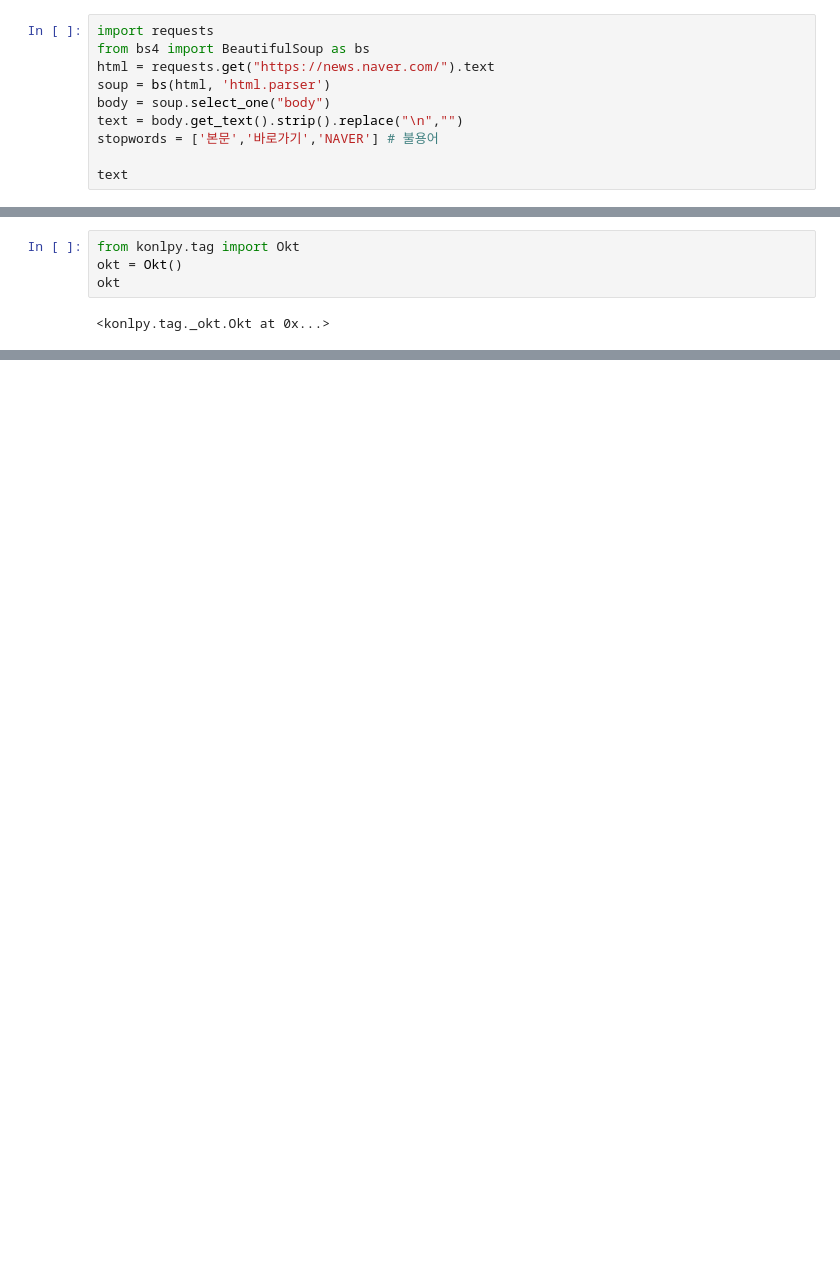
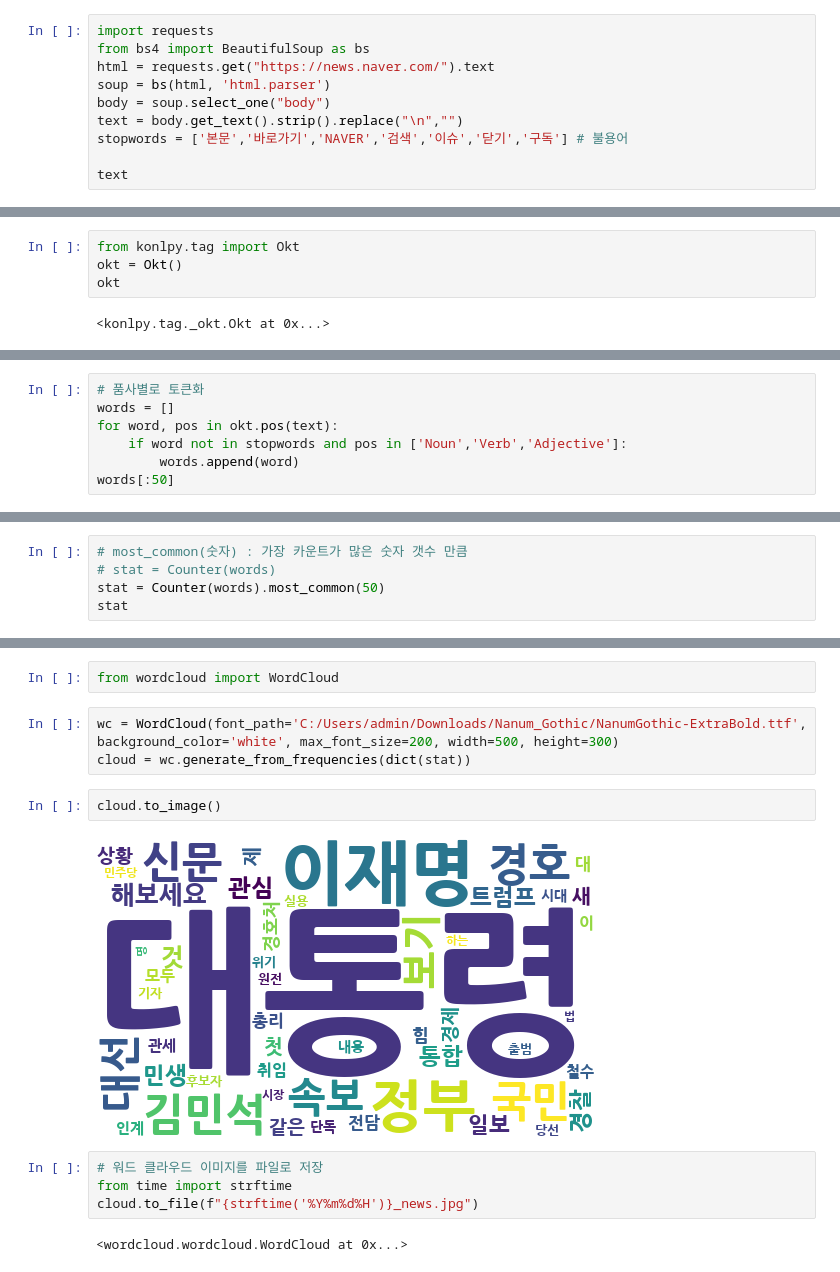
Before and after one commit to juyonghyeon/Python_study, a Jupyter notebook: day08/ex06.ipynb, the cells around one changed output, grey strips where cells are left out. Cells and saved outputs as stored; diff of their text form; blank space fills up the shorter version.

```diff
--- a/day08/ex06.ipynb
+++ b/day08/ex06.ipynb
@@ -5,7 +5,7 @@ html = requests.get("https://news.naver.com/").text
 soup = bs(html, 'html.parser')
 body = soup.select_one("body")
 text = body.get_text().strip().replace("\n","")
-stopwords = ['본문','바로가기','NAVER'] # 불용어
+stopwords = ['본문','바로가기','NAVER','검색','이슈','닫기','구독'] # 불용어
 
 text
 # %% [output]
@@ -33,0 +50,7 @@ okt
+# %%
+# 품사별로 토큰화
+words = []
+for word, pos in okt.pos(text):
+    if word not in stopwords and pos in ['Noun','Verb','Adjective']:
+        words.append(word)
+words[:50]
@@ -33,0 +103,5 @@ okt
+# %%
+# most_common(숫자) : 가장 카운트가 많은 숫자 갯수 만큼
+# stat = Counter(words)
+stat = Counter(words).most_common(50)
+stat
@@ -33,0 +144,15 @@ okt
+# %%
+from wordcloud import WordCloud
+# %%
+wc = WordCloud(font_path='C:/Users/admin/Downloads/Nanum_Gothic/NanumGothic-ExtraBold.ttf', background_color='white', max_font_size=200, width=500, height=300)
+cloud = wc.generate_from_frequencies(dict(stat))
+# %%
+cloud.to_image()
+# %% [output]
+[figure, added]
+# %%
+# 워드 클라우드 이미지를 파일로 저장
+from time import strftime
+cloud.to_file(f"{strftime('%Y%m%d%H')}_news.jpg")
+# %% [output]
+<wordcloud.wordcloud.WordCloud at 0x...>
```
Also changed, not shown: parts of 9 cells of this notebook, 2 other files.
